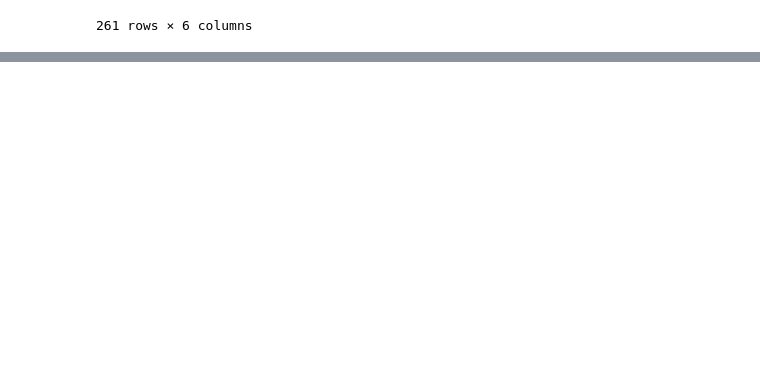
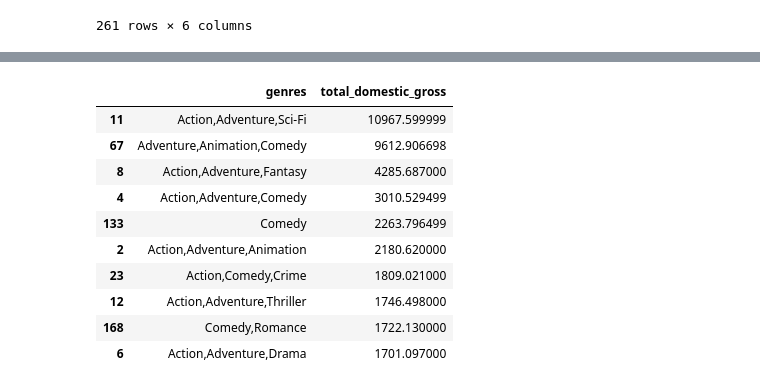
Before and after one commit to engige/movie_studio_analysis, a Jupyter notebook: movie_studio_analysis.ipynb, the cells around one changed output, grey strips where cells are left out. Cells and saved outputs as stored; diff of their text form; code cells hidden in the pictures; blank space fills up the shorter version.

```diff
--- a/movie_studio_analysis.ipynb
+++ b/movie_studio_analysis.ipynb
@@ -388,0 +406,16 @@ genre_success
+# %%
+# Sort genres by total domestic gross and select top 10 genres
+genre_success_domestic = genre_success[['genres', 'total_domestic_gross']].sort_values(by='total_domestic_gross', ascending=False).head(10)
+genre_success_domestic
+# %% [output]
+|  | genres | total_domestic_gross |
+| 11 | Action,Adventure,Sci-Fi | 10967.599999 |
+| 67 | Adventure,Animation,Comedy | 9612.906698 |
+| 8 | Action,Adventure,Fantasy | 4285.687000 |
+| 4 | Action,Adventure,Comedy | 3010.529499 |
+| 133 | Comedy | 2263.796499 |
+| 2 | Action,Adventure,Animation | 2180.620000 |
+| 23 | Action,Comedy,Crime | 1809.021000 |
+| 12 | Action,Adventure,Thriller | 1746.498000 |
+| 168 | Comedy,Romance | 1722.130000 |
+| 6 | Action,Adventure,Drama | 1701.097000 |
```
Also changed, not shown: parts of 3 cells of this notebook.
